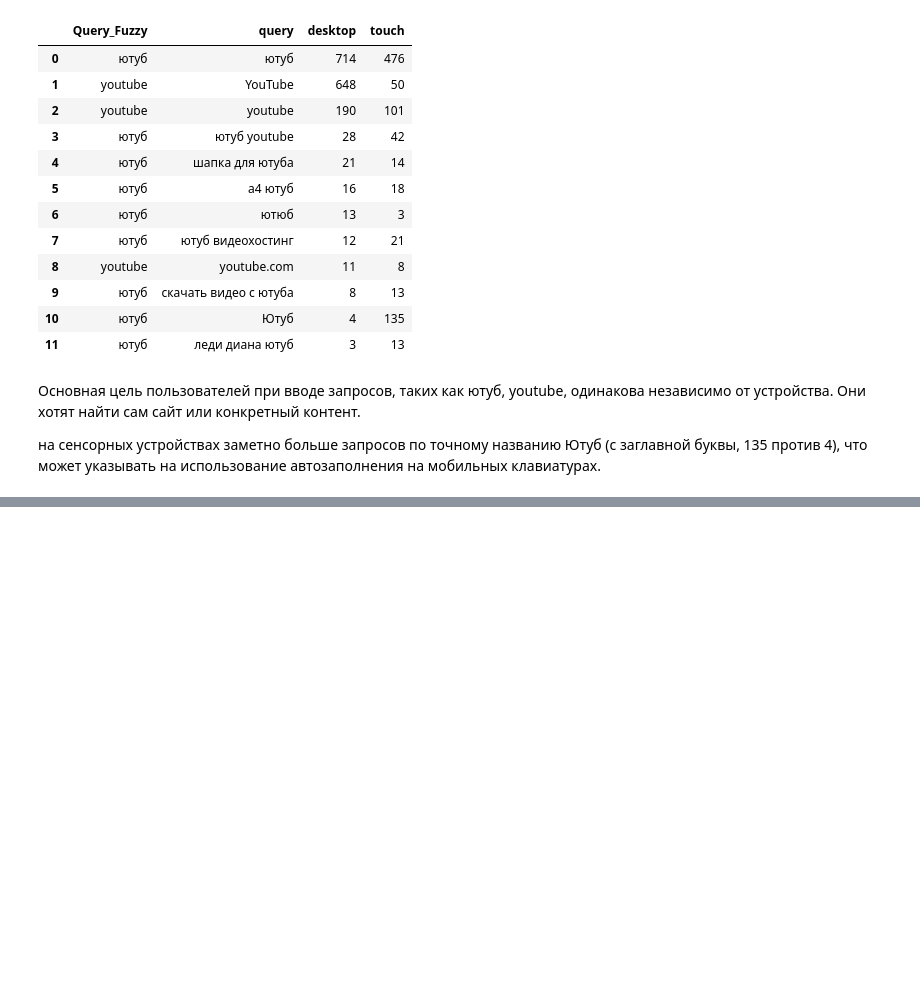
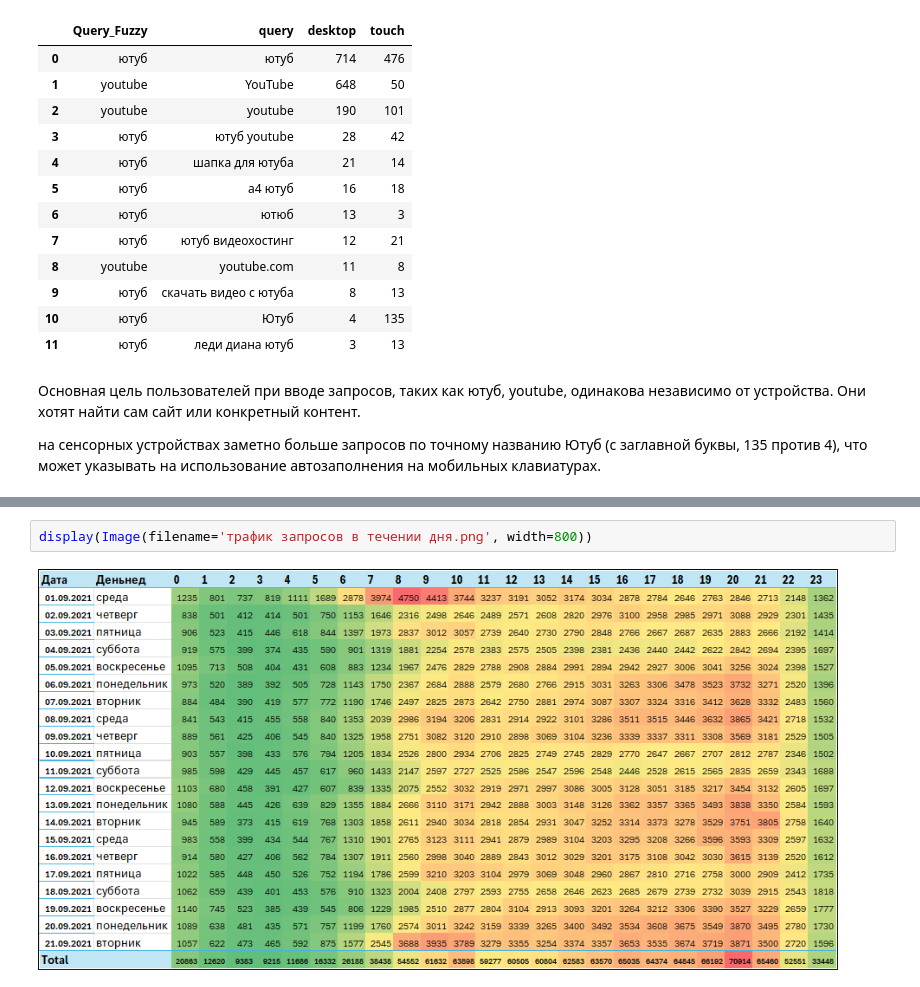
Before and after one commit to Padre-777/requests_from_devices, a Jupyter notebook: Untitled.ipynb, the cells around one changed output, grey strips where cells are left out. Drawn from its saved outputs; the diff is of its cells as text; blank space fills up the shorter version.

```diff
--- a/Untitled.ipynb
+++ b/Untitled.ipynb
@@ -209,0 +231,4 @@ result_pivot
+# %%
+display(Image(filename='трафик запросов в течении дня.png', width=800))
+# %% [output]
+[figure, added]
```
Also changed, not shown: parts of 6 cells of this notebook.
